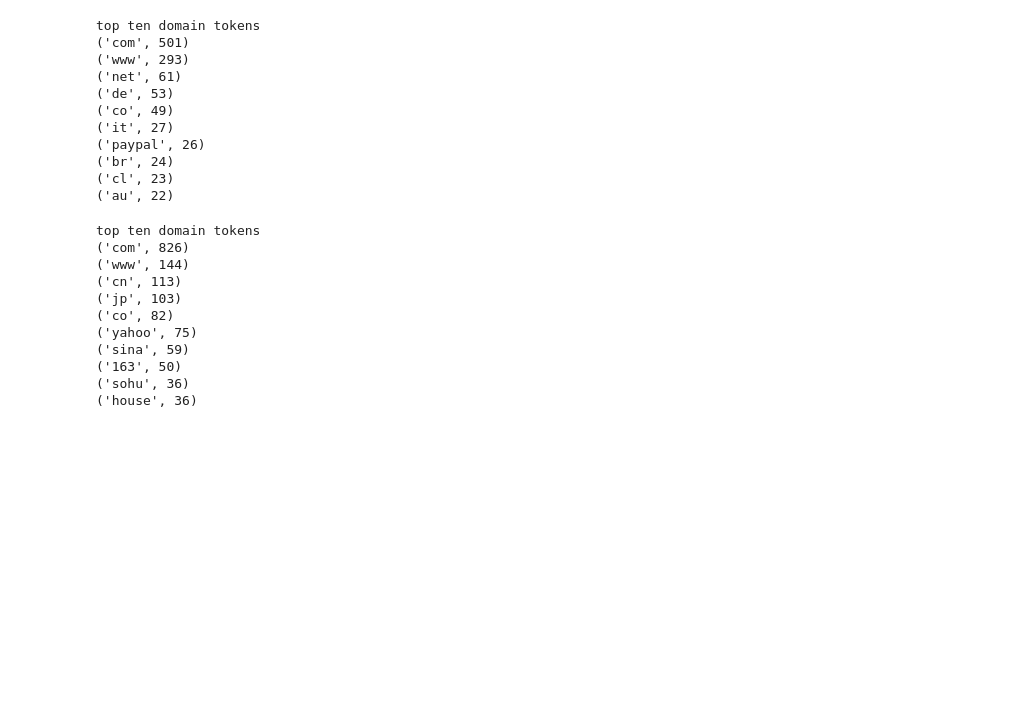
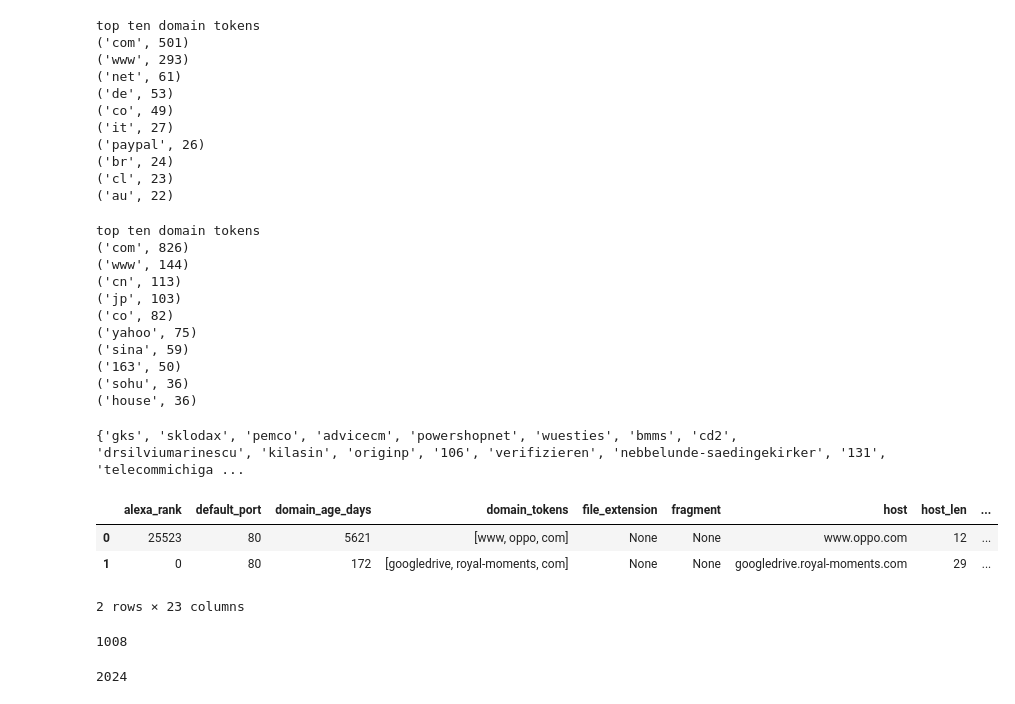
Before and after one commit to donoghuc/url_reputation, a Jupyter notebook: lab_2.ipynb, the cells around one changed output. Saved outputs shown, nothing was run; the diff lists cells and outputs as text; code cells hidden in the pictures; blank space fills up the shorter version.

```diff
--- a/lab_2.ipynb
+++ b/lab_2.ipynb
@@ -409,3 +446,7 @@ top ten domain tokens
 ('163', 50)
 ('sohu', 36)
 ('house', 36)
+# %%
+print(set(domain_mal.keys()) - set(domain_clean.keys()))
+# %% [output]
+{'gks', 'sklodax', 'pemco', 'advicecm', 'powershopnet', 'wuesties', 'bmms', 'cd2', 'drsilviumarinescu', 'kilasin', 'originp', '106', 'verifizieren', 'nebbelunde-saedingekirker', '131', 'telecommichiga ...
@@ -411,0 +458,7 @@ top ten domain tokens
+# %%
+df.head(2)
+# %% [output]
+|  | alexa_rank | default_port | domain_age_days | domain_tokens | file_extension | fragment | host | host_len | ... |
+| 0 | 25523 | 80 | 5621 | [www, oppo, com] | None | None | www.oppo.com | 12 | ... |
+| 1 | 0 | 80 | 172 | [googledrive, royal-moments, com] | None | None | googledrive.royal-moments.com | 29 | ... |
+2 rows × 23 columns
@@ -411,0 +497,9 @@ top ten domain tokens
+# %%
+df = score_df(df)
+len(df.loc[df['malicious_url'] == 1])
+# %% [output]
+1008
+# %%
+len(df)
+# %% [output]
+2024
```
Also changed, not shown: parts of 18 cells of this notebook.
